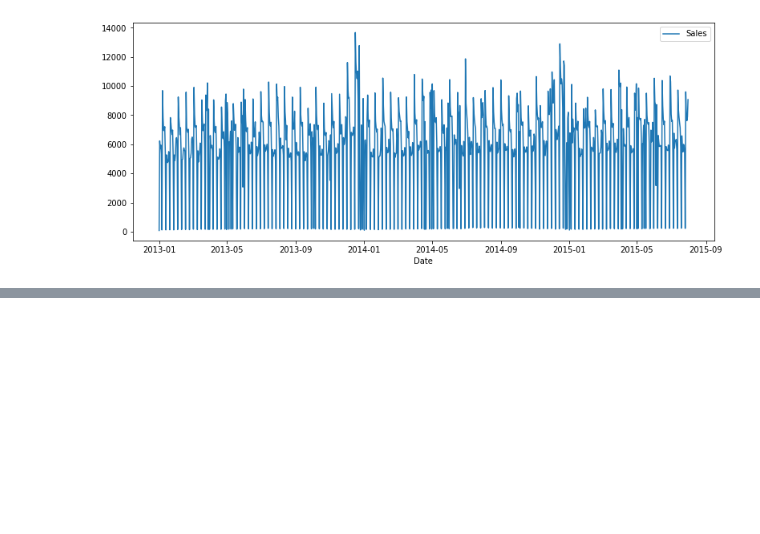
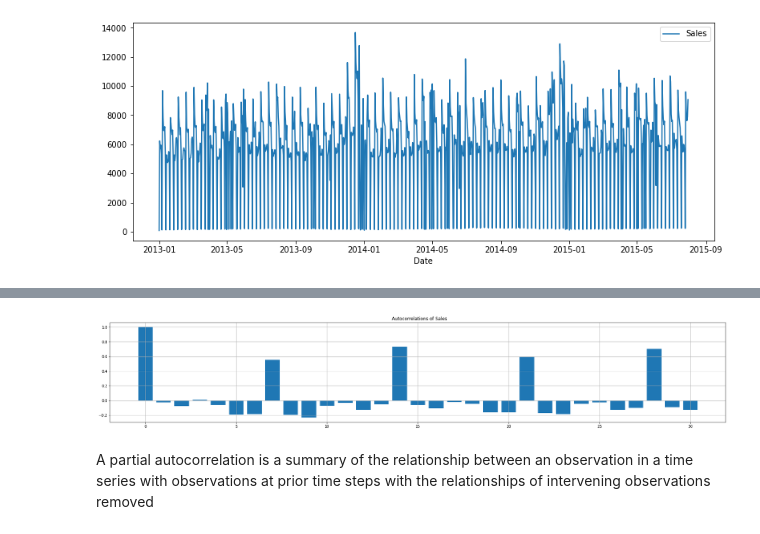
Before and after one commit to fbagire/pharmaceutical_sales_forecast, a Jupyter notebook: notebook/modelling.ipynb, the cells around one changed output, grey strips where cells are left out. Saved outputs shown, nothing was run; the diff lists cells and outputs as text; code cells hidden in the pictures; blank space fills up the shorter version.

```diff
--- a/notebook/modelling.ipynb
+++ b/notebook/modelling.ipynb
@@ -135,0 +156,4 @@ _=sns.lineplot(data=sales_ts)
+# %%
+prep=preprocess_data.clean_data(sales_ts)
+# %%
+sales_ts=prep.fix_outliers(sales_ts,['Sales'])
@@ -135,0 +200,16 @@ _=sns.lineplot(data=sales_ts)
+# %%
+acfsales = acf(sales_ts.Sales.values, fft=True, nlags=30)
+acfsalesNp = np.array(acfsales)
+# %%
+def corrPlots(array: np.array, prefix: str):
+    plt.figure(figsize=(30, 5))
+    plt.title(f"{prefix}  Autocorrelations of Sales")
+    plt.bar(range(len(array)), array)
+    plt.grid(True)
+    plt.show()
+# %%
+corrPlots(acfsalesNp,'')
+# %% [output]
+[figure, added]
+# %% [markdown]
+A partial autocorrelation is a summary of the relationship between an observation in a time series with observations at prior time steps with the relationships of intervening observations removed
```
Also changed, not shown: parts of 16 cells of this notebook, 7 other files.
